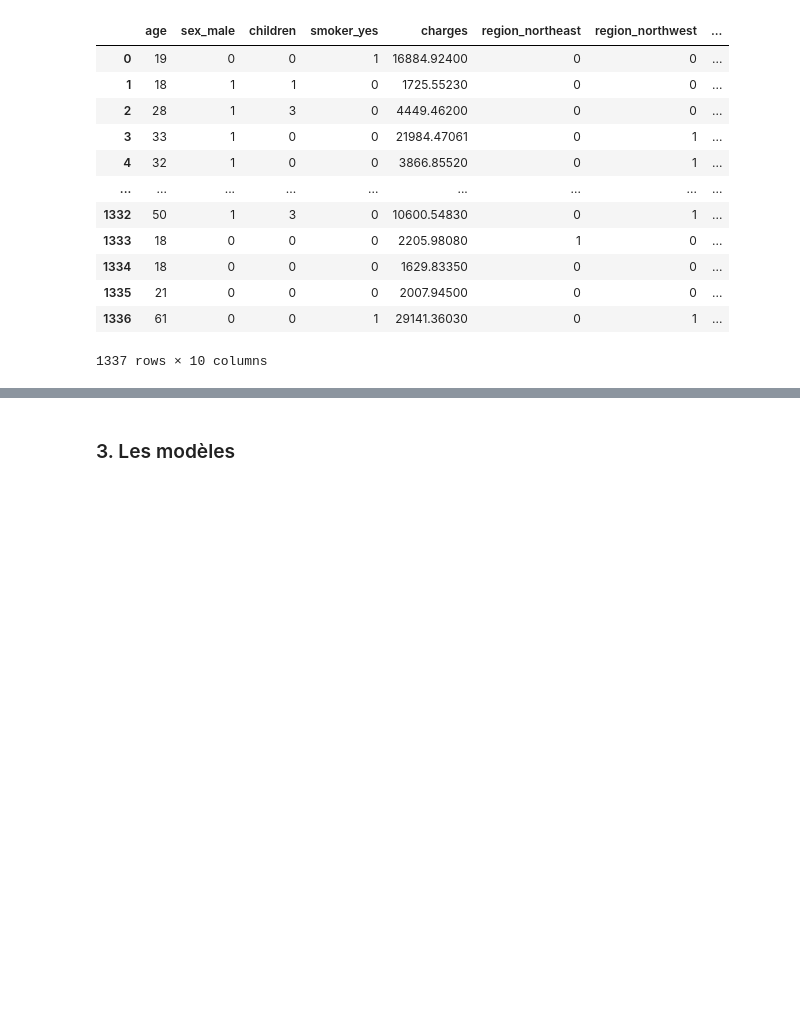
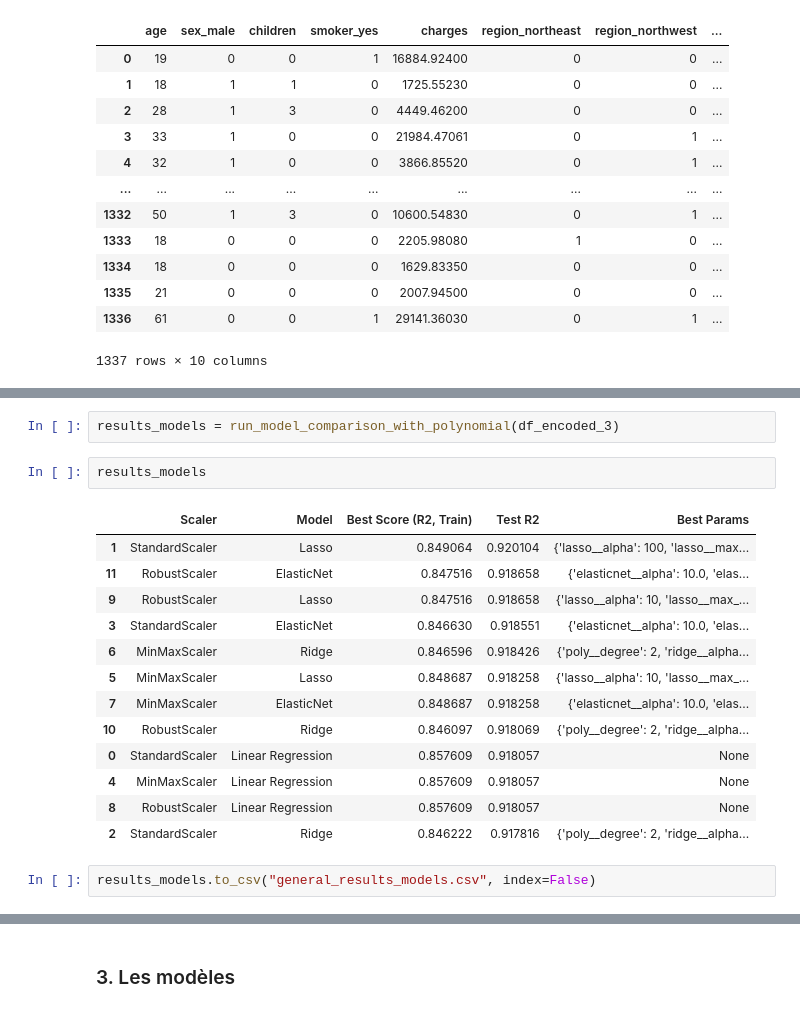
Before and after one commit to Malek-Boumedine/brief_ML_assurances, a Jupyter notebook: 2_modele.ipynb, the cells around one changed output, grey strips where cells are left out. Saved outputs shown, nothing was run; the diff lists cells and outputs as text; blank space fills up the shorter version.

```diff
--- a/2_modele.ipynb
+++ b/2_modele.ipynb
@@ -161,0 +265,20 @@ df_encoded_3
+# %%
+results_models = run_model_comparison_with_polynomial(df_encoded_3)
+# %%
+results_models
+# %% [output]
+|  | Scaler | Model | Best Score (R2, Train) | Test R2 | Best Params |
+| 1 | StandardScaler | Lasso | 0.849064 | 0.920104 | {'lasso__alpha': 100, 'lasso__max... |
+| 11 | RobustScaler | ElasticNet | 0.847516 | 0.918658 | {'elasticnet__alpha': 10.0, 'elas... |
+| 9 | RobustScaler | Lasso | 0.847516 | 0.918658 | {'lasso__alpha': 10, 'lasso__max_... |
+| 3 | StandardScaler | ElasticNet | 0.846630 | 0.918551 | {'elasticnet__alpha': 10.0, 'elas... |
+| 6 | MinMaxScaler | Ridge | 0.846596 | 0.918426 | {'poly__degree': 2, 'ridge__alpha... |
+| 5 | MinMaxScaler | Lasso | 0.848687 | 0.918258 | {'lasso__alpha': 10, 'lasso__max_... |
+| 7 | MinMaxScaler | ElasticNet | 0.848687 | 0.918258 | {'elasticnet__alpha': 10.0, 'elas... |
+| 10 | RobustScaler | Ridge | 0.846097 | 0.918069 | {'poly__degree': 2, 'ridge__alpha... |
+| 0 | StandardScaler | Linear Regression | 0.857609 | 0.918057 | None |
+| 4 | MinMaxScaler | Linear Regression | 0.857609 | 0.918057 | None |
+| 8 | RobustScaler | Linear Regression | 0.857609 | 0.918057 | None |
+| 2 | StandardScaler | Ridge | 0.846222 | 0.917816 | {'poly__degree': 2, 'ridge__alpha... |
+# %%
+results_models.to_csv("general_results_models.csv", index=False)
```
Also changed, not shown: parts of 39 cells of this notebook, 15 other files.
